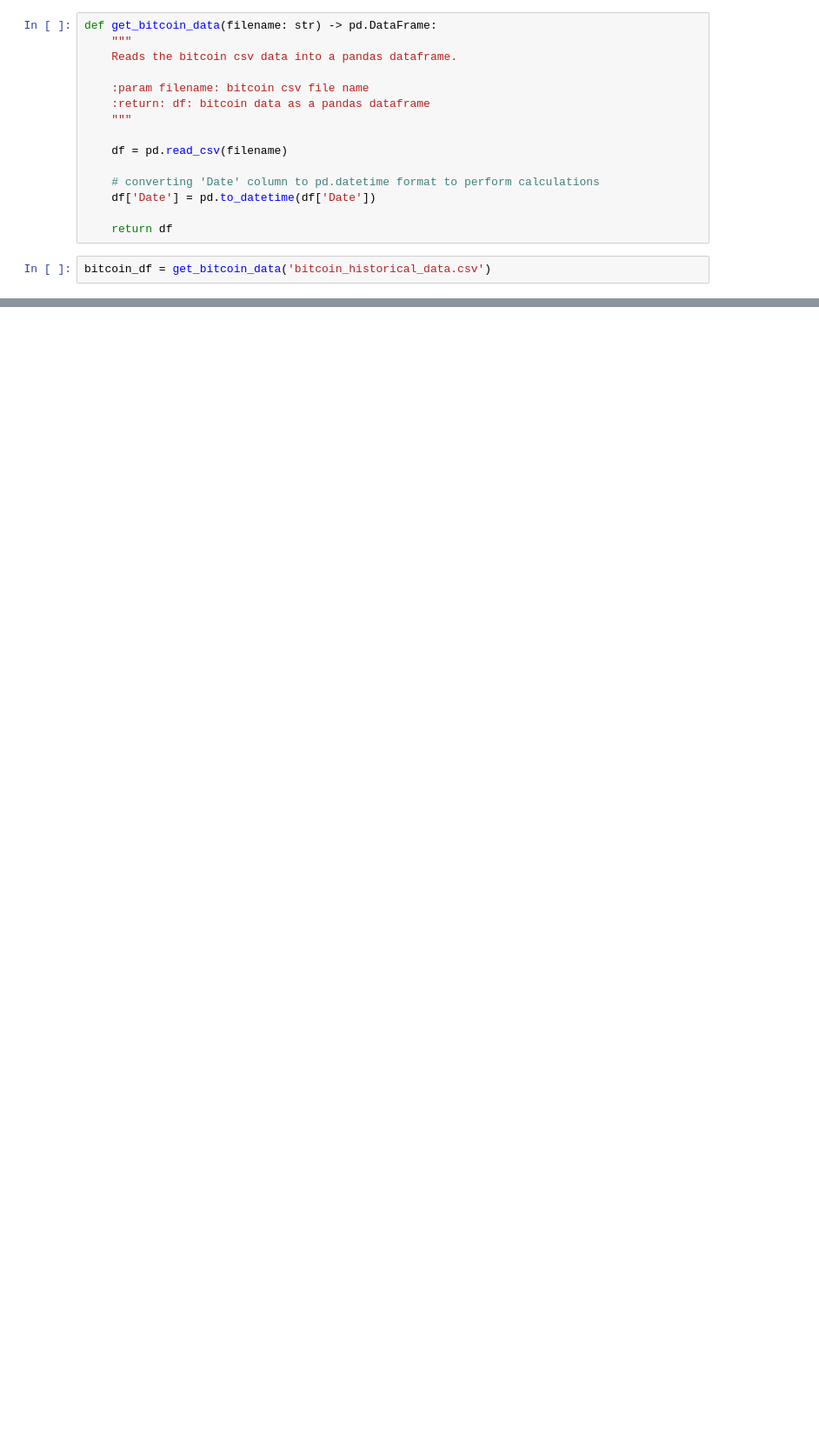
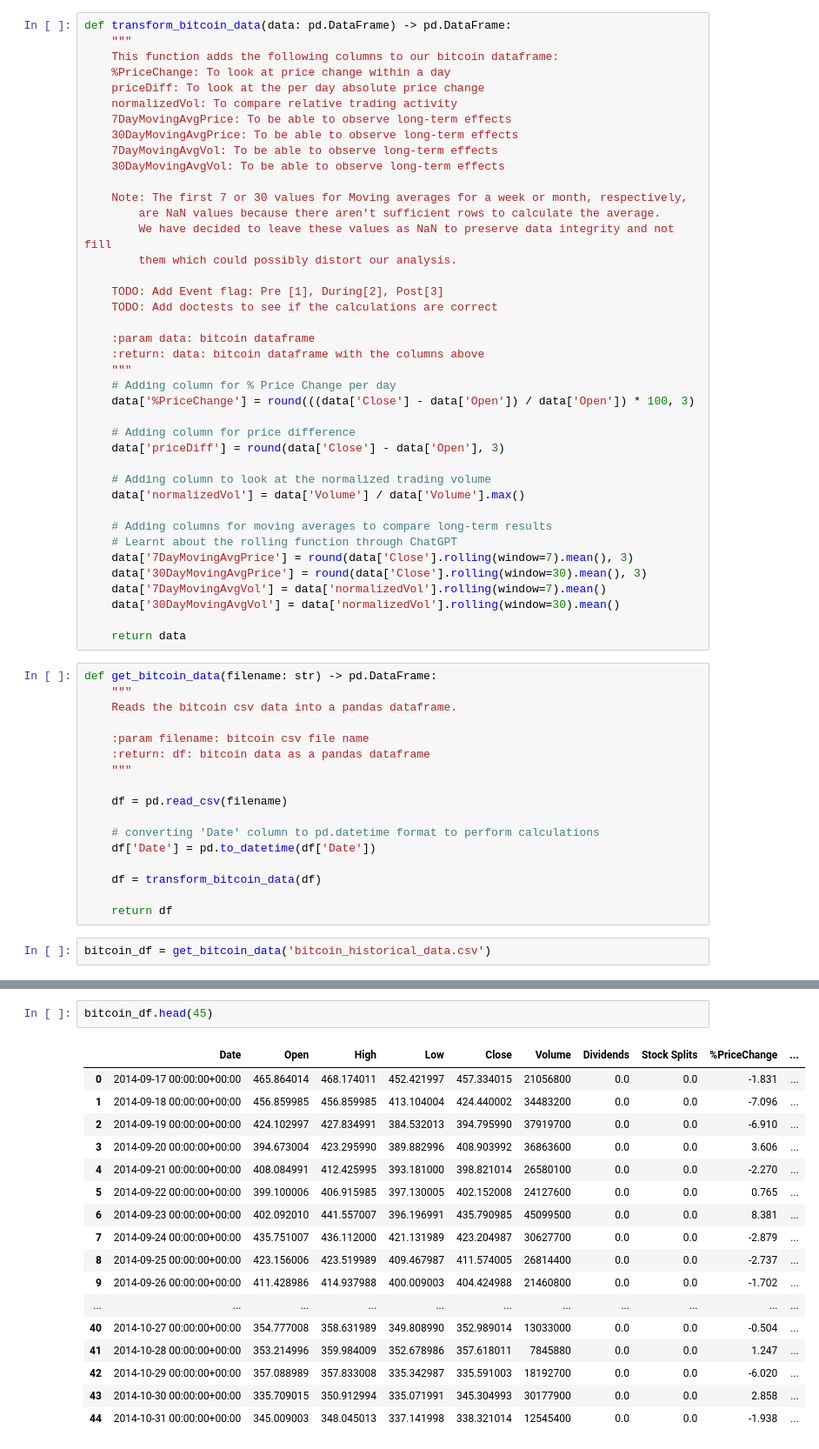
Before and after one commit to Miokasa/2024Fall_projects, a Jupyter notebook: crypto_analysis.ipynb, the cells around one changed output, grey strips where cells are left out. Shown: that part at 87% size. Cells and saved outputs as stored; diff of their text form; blank space fills up the shorter version.

Commit message:
transformed bitcoin data

```diff
--- a/crypto_analysis.ipynb
+++ b/crypto_analysis.ipynb
@@ -2,6 +2,46 @@
 import pandas as pd
 import numpy as np
 import matplotlib.pyplot as plt
+# %%
+def transform_bitcoin_data(data: pd.DataFrame) -> pd.DataFrame:
+    """
+    This function adds the following columns to our bitcoin dataframe:
+    %PriceChange: To look at price change within a day
+    priceDiff: To look at the per day absolute price change
+    normalizedVol: To compare relative trading activity
+    7DayMovingAvgPrice: To be able to observe long-term effects
+    30DayMovingAvgPrice: To be able to observe long-term effects
+    7DayMovingAvgVol: To be able to observe long-term effects
+    30DayMovingAvgVol: To be able to observe long-term effects
+
+    Note: The first 7 or 30 values for Moving averages for a week or month, respectively,
+        are NaN values because there aren't sufficient rows to calculate the average.
+        We have decided to leave these values as NaN to preserve data integrity and not fill
+        them which could possibly distort our analysis.
+
+    TODO: Add Event flag: Pre [1], During[2], Post[3]
+    TODO: Add doctests to see if the calculations are correct
+
+    :param data: bitcoin dataframe
+    :return: data: bitcoin dataframe with the columns above
+    """
+    # Adding column for % Price Change per day
+    data['%PriceChange'] = round(((data['Close'] - data['Open']) / data['Open']) * 100, 3)
+
+    # Adding column for price difference
+    data['priceDiff'] = round(data['Close'] - data['Open'], 3)
+
+    # Adding column to look at the normalized trading volume
+    data['normalizedVol'] = data['Volume'] / data['Volume'].max()
+
+    # Adding columns for moving averages to compare long-term results
+    # Learnt about the rolling function through ChatGPT
+    data['7DayMovingAvgPrice'] = round(data['Close'].rolling(window=7).mean(), 3)
+    data['30DayMovingAvgPrice'] = round(data['Close'].rolling(window=30).mean(), 3)
+    data['7DayMovingAvgVol'] = data['normalizedVol'].rolling(window=7).mean()
+    data['30DayMovingAvgVol'] = data['normalizedVol'].rolling(window=30).mean()
+
+    return data
 # %%
 def get_bitcoin_data(filename: str) -> pd.DataFrame:
     """
@@ -16,6 +56,8 @@ def get_bitcoin_data(filename: str) -> pd.DataFrame:
     # converting 'Date' column to pd.datetime format to perform calculations
     df['Date'] = pd.to_datetime(df['Date'])
 
+    df = transform_bitcoin_data(df)
+
     return df
 # %%
 bitcoin_df = get_bitcoin_data('bitcoin_historical_data.csv')
@@ -39,0 +72,20 @@ def transform_bitcoin_data(data: pd.DataFrame) -> pd.DataFrame:
+# %%
+bitcoin_df.head(45)
+# %% [output]
+|  | Date | Open | High | Low | Close | Volume | Dividends | Stock Splits | %PriceChange | ... |
+| 0 | 2014-09-17 00:00:00+00:00 | 465.864014 | 468.174011 | 452.421997 | 457.334015 | 21056800 | 0.0 | 0.0 | -1.831 | ... |
+| 1 | 2014-09-18 00:00:00+00:00 | 456.859985 | 456.859985 | 413.104004 | 424.440002 | 34483200 | 0.0 | 0.0 | -7.096 | ... |
+| 2 | 2014-09-19 00:00:00+00:00 | 424.102997 | 427.834991 | 384.532013 | 394.795990 | 37919700 | 0.0 | 0.0 | -6.910 | ... |
+| 3 | 2014-09-20 00:00:00+00:00 | 394.673004 | 423.295990 | 389.882996 | 408.903992 | 36863600 | 0.0 | 0.0 | 3.606 | ... |
+| 4 | 2014-09-21 00:00:00+00:00 | 408.084991 | 412.425995 | 393.181000 | 398.821014 | 26580100 | 0.0 | 0.0 | -2.270 | ... |
+| 5 | 2014-09-22 00:00:00+00:00 | 399.100006 | 406.915985 | 397.130005 | 402.152008 | 24127600 | 0.0 | 0.0 | 0.765 | ... |
+| 6 | 2014-09-23 00:00:00+00:00 | 402.092010 | 441.557007 | 396.196991 | 435.790985 | 45099500 | 0.0 | 0.0 | 8.381 | ... |
+| 7 | 2014-09-24 00:00:00+00:00 | 435.751007 | 436.112000 | 421.131989 | 423.204987 | 30627700 | 0.0 | 0.0 | -2.879 | ... |
+| 8 | 2014-09-25 00:00:00+00:00 | 423.156006 | 423.519989 | 409.467987 | 411.574005 | 26814400 | 0.0 | 0.0 | -2.737 | ... |
+| 9 | 2014-09-26 00:00:00+00:00 | 411.428986 | 414.937988 | 400.009003 | 404.424988 | 21460800 | 0.0 | 0.0 | -1.702 | ... |
+| ... | ... | ... | ... | ... | ... | ... | ... | ... | ... | ... |
+| 40 | 2014-10-27 00:00:00+00:00 | 354.777008 | 358.631989 | 349.808990 | 352.989014 | 13033000 | 0.0 | 0.0 | -0.504 | ... |
+| 41 | 2014-10-28 00:00:00+00:00 | 353.214996 | 359.984009 | 352.678986 | 357.618011 | 7845880 | 0.0 | 0.0 | 1.247 | ... |
+| 42 | 2014-10-29 00:00:00+00:00 | 357.088989 | 357.833008 | 335.342987 | 335.591003 | 18192700 | 0.0 | 0.0 | -6.020 | ... |
+| 43 | 2014-10-30 00:00:00+00:00 | 335.709015 | 350.912994 | 335.071991 | 345.304993 | 30177900 | 0.0 | 0.0 | 2.858 | ... |
+| 44 | 2014-10-31 00:00:00+00:00 | 345.009003 | 348.045013 | 337.141998 | 338.321014 | 12545400 | 0.0 | 0.0 | -1.938 | ... |
```
Also changed, not shown: parts of 2 cells of this notebook.
